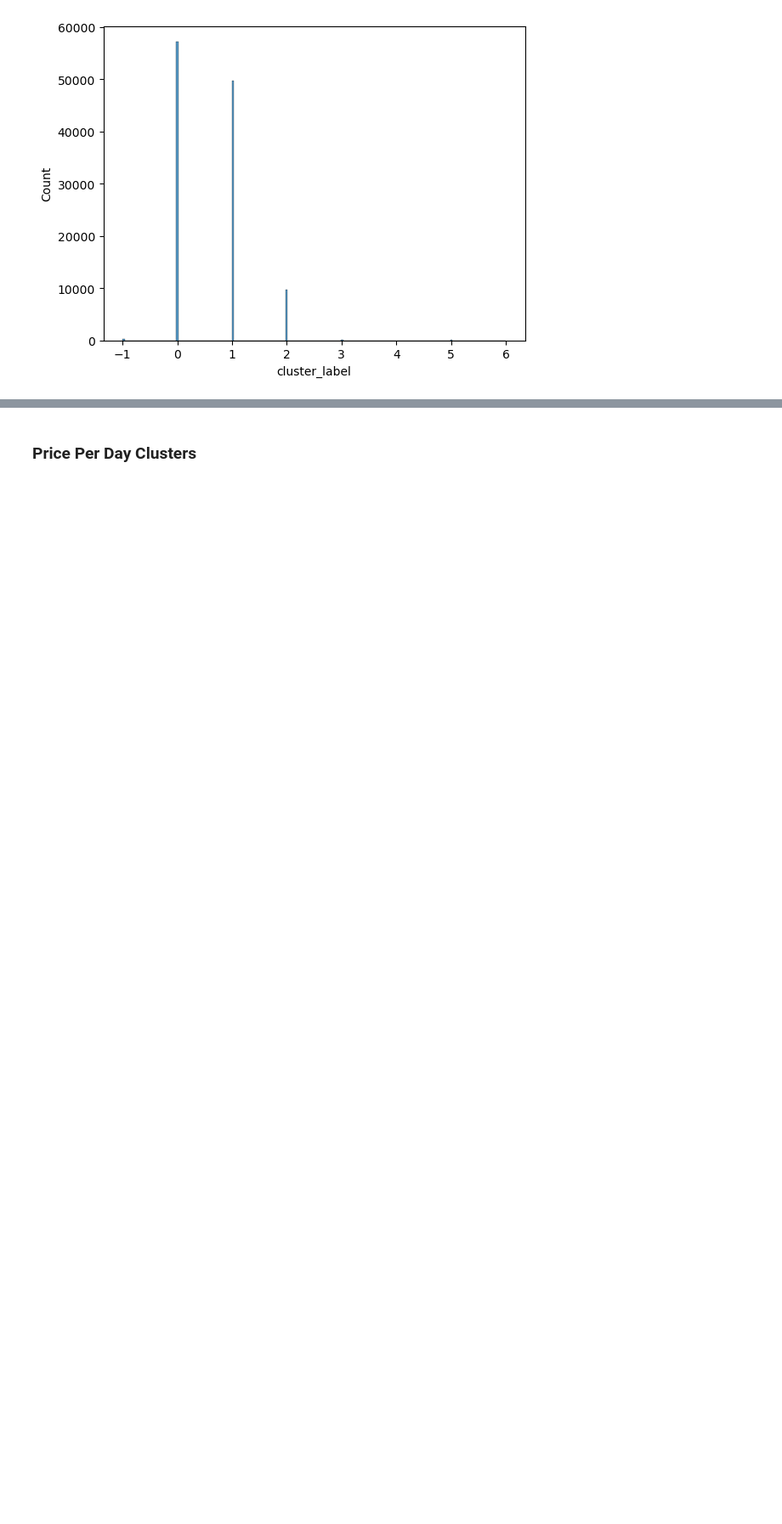
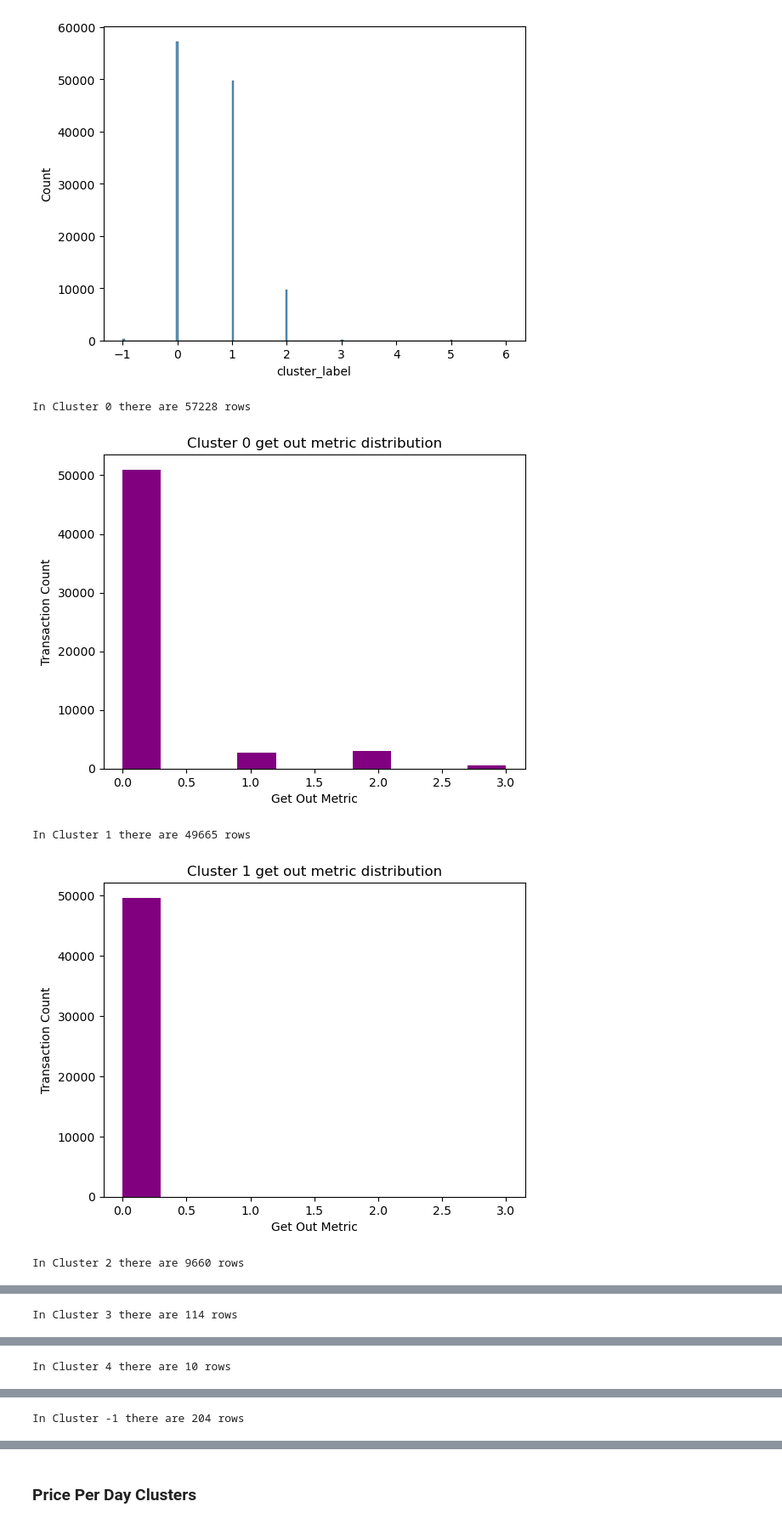
Before and after one commit to mcdunleatate/capstone_project, a Jupyter notebook: code/post_clustering_EDA.ipynb, the cells around one changed output, grey strips where cells are left out. Shown at 85% size. Saved outputs shown, nothing was run; the diff lists cells and outputs as text; code cells hidden in the pictures; blank space fills up the shorter version.

Commit message:
done with post clustering notebook

```diff
--- a/code/post_clustering_EDA.ipynb
+++ b/code/post_clustering_EDA.ipynb
@@ -64,3 +95,18 @@ sns.scatterplot(x = trans_cluster['cluster_label'], y = trans_cluster['get_out_m
 sns.histplot(trans_cluster['cluster_label']);
 # %% [output]
 [figure]
+# %%
+clust_grouped = trans_cluster.groupby('cluster_label')
+for clust in trans_cluster['cluster_label'].unique():
+    print(f"In Cluster {clust} there are {len(clust_grouped.get_group(clust))} rows")
+    plt.hist(clust_grouped.get_group(clust)['get_out_metric'], color = 'purple')
+    plt.title(f"Cluster {clust} get out metric distribution")
+    plt.xlabel('Get Out Metric')
+    plt.ylabel('Transaction Count')
+    plt.show()
+# %% [output]
+In Cluster 0 there are 57228 rows
+[figure, added]
+In Cluster 1 there are 49665 rows
+[figure, added]
+In Cluster 2 there are 9660 rows
@@ -66,0 +114 @@ sns.histplot(trans_cluster['cluster_label']);
+In Cluster 3 there are 114 rows
@@ -66,0 +116 @@ sns.histplot(trans_cluster['cluster_label']);
+In Cluster 4 there are 10 rows
@@ -66,0 +118 @@ sns.histplot(trans_cluster['cluster_label']);
+In Cluster -1 there are 204 rows
```
Also changed, not shown: parts of 6 cells of this notebook.
